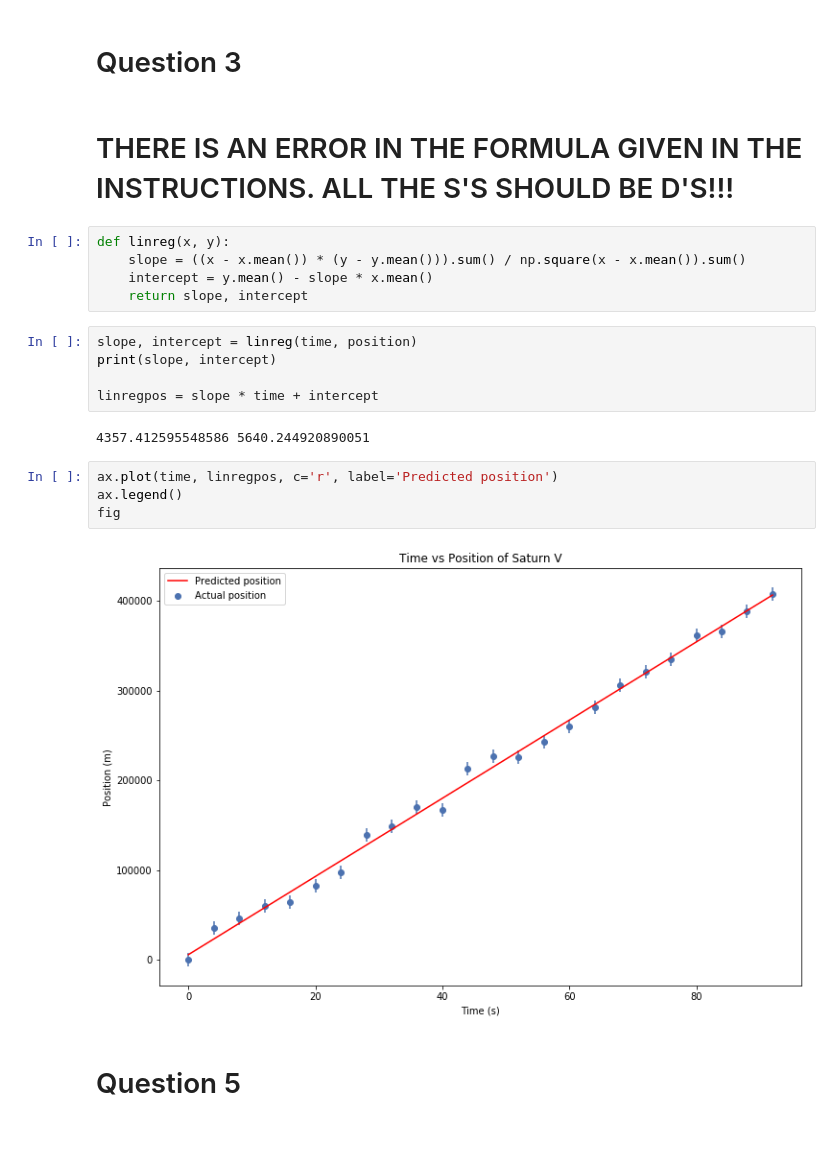
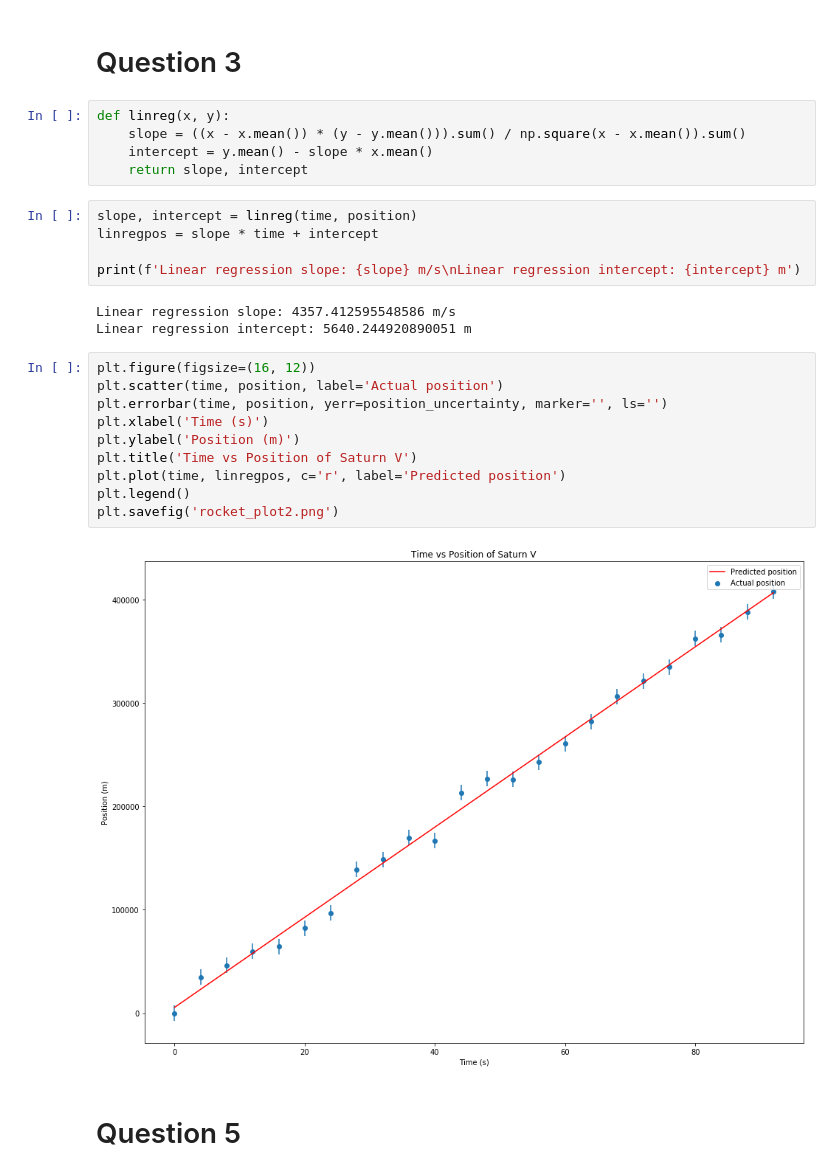
Before and after one commit to al-jshen/PHY224, a Jupyter notebook: comp2/comp2.ipynb, the cells around one changed output. Saved outputs shown, nothing was run; the diff lists cells and outputs as text; blank space fills up the shorter version.

```diff
--- a/comp2/comp2.ipynb
+++ b/comp2/comp2.ipynb
@@ -35,7 +39,5 @@ print(speeds.mean(), stats.sem(speeds))
 # %% [markdown]
 # Question 3
-# %% [markdown]
-# THERE IS AN ERROR IN THE FORMULA GIVEN IN THE INSTRUCTIONS. ALL THE S'S SHOULD BE D'S!!!
 # %%
 def linreg(x, y):
     slope = ((x - x.mean()) * (y - y.mean())).sum() / np.square(x - x.mean()).sum()
@@ -43,17 +45,24 @@ def linreg(x, y):
     return slope, intercept
 # %%
 slope, intercept = linreg(time, position)
-print(slope, intercept)
+linregpos = slope * time + intercept
 
-linregpos = slope * time + intercept
+print(f'Linear regression slope: {slope} m/s\nLinear regression intercept: {intercept} m')
 # %% [output]
-4357.412595548586 5640.244920890051
+Linear regression slope: 4357.412595548586 m/s
+Linear regression intercept: 5640.244920890051 m
-# %%
-ax.plot(time, linregpos, c='r', label='Predicted position')
-ax.legend()
-fig
-# %% [output]
-[figure, removed]
+# %%
+plt.figure(figsize=(16, 12))
+plt.scatter(time, position, label='Actual position')
+plt.errorbar(time, position, yerr=position_uncertainty, marker='', ls='')
+plt.xlabel('Time (s)')
+plt.ylabel('Position (m)')
+plt.title('Time vs Position of Saturn V')
+plt.plot(time, linregpos, c='r', label='Predicted position')
+plt.legend()
+plt.savefig('rocket_plot2.png')
+# %% [output]
+[figure, added]
 # %% [markdown]
 # Question 5
 # %%
```
Also changed, not shown: parts of 13 cells of this notebook, 5 other files.
